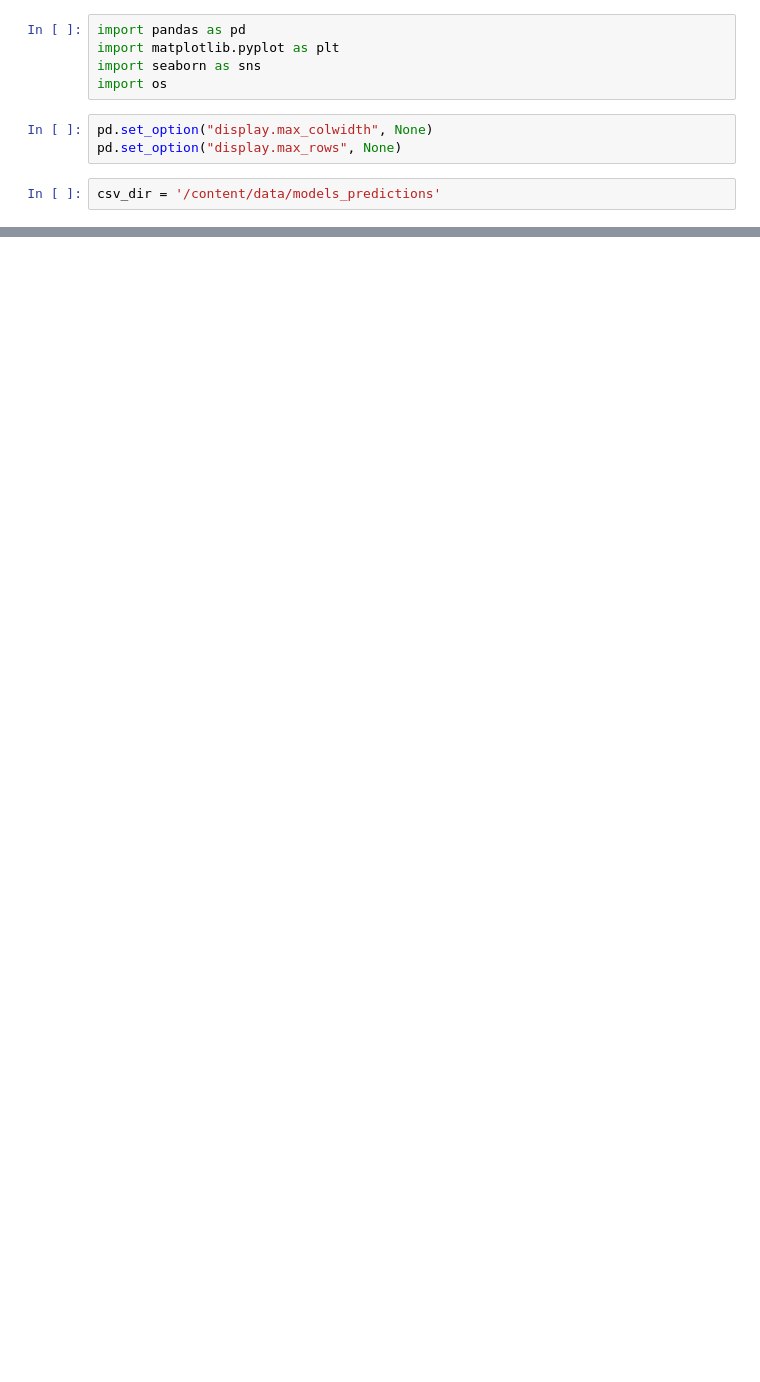
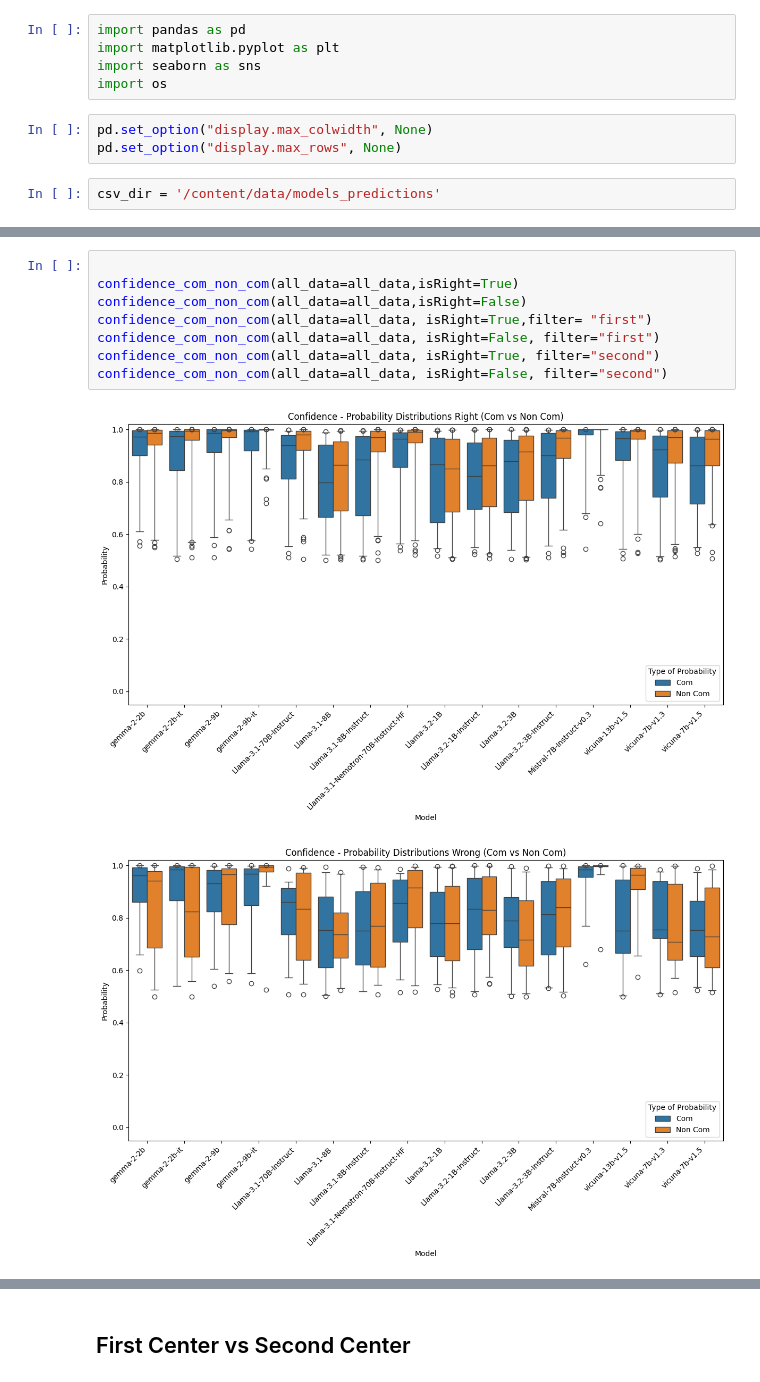
Before and after one commit to inbalh1/ModelsCognitiveSkills, a Jupyter notebook: united analysis.ipynb, the cells around one changed output, grey strips where cells are left out. Drawn from its saved outputs; the diff is of its cells as text; blank space fills up the shorter version.

```diff
--- a/united analysis.ipynb
+++ b/united analysis.ipynb
@@ -166,0 +398,11 @@ plt.show()
+# %%
+
+confidence_com_non_com(all_data=all_data,isRight=True)
+confidence_com_non_com(all_data=all_data,isRight=False)
+confidence_com_non_com(all_data=all_data, isRight=True,filter= "first")
+confidence_com_non_com(all_data=all_data, isRight=False, filter="first")
+confidence_com_non_com(all_data=all_data, isRight=True, filter="second")
+confidence_com_non_com(all_data=all_data, isRight=False, filter="second")
+# %% [output]
+[figure, added]
+[figure, added]
@@ -166,0 +413,2 @@ plt.show()
+# %% [markdown]
+## First Center vs Second Center
```
Also changed, not shown: parts of 40 cells of this notebook, 25 other files.
